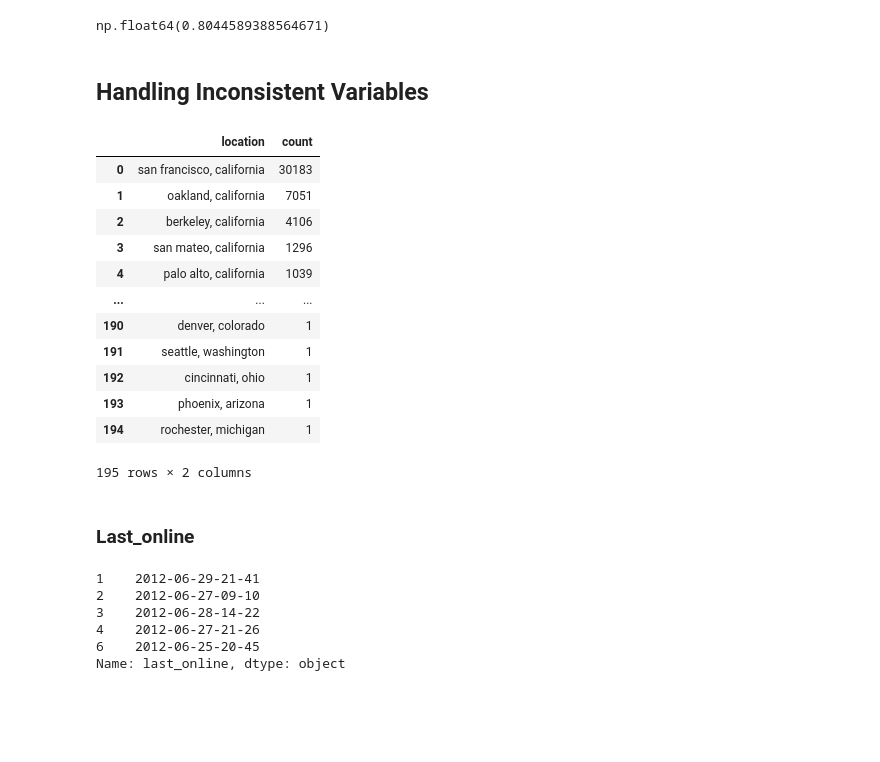
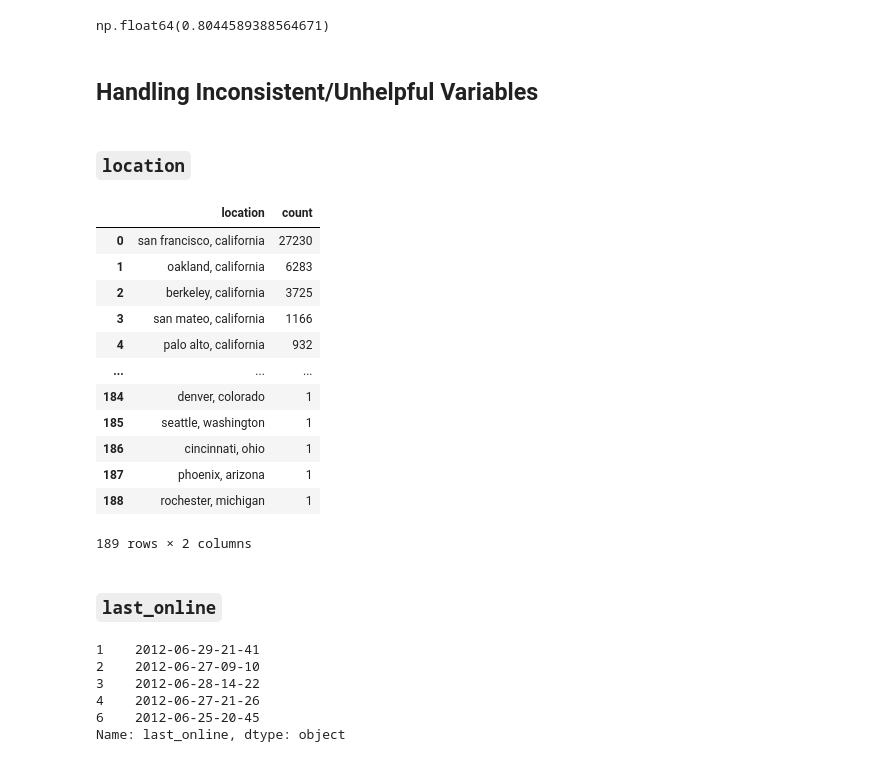
Before and after one commit to BinaryBite/Date-a-scientist, a Jupyter notebook: attempt_1.ipynb, the cells around one changed output. Drawn from its saved outputs; the diff is of its cells as text; code cells hidden in the pictures; blank space fills up the shorter version.

```diff
--- a/attempt_1.ipynb
+++ b/attempt_1.ipynb
@@ -985,22 +987,24 @@ np.float64(0.8044589388564671)
 profiles.drop(columns = ['income'], inplace = True)
 working = create_working(profiles, split_map)
 # %% [markdown]
-## Handling Inconsistent Variables
+## Handling Inconsistent/Unhelpful Variables
+# %% [markdown]
+### `location`
 # %%
-location_counts = profiles.location.value_counts().reset_index()
+location_counts = working.location.value_counts().reset_index()
 location_counts.columns = ['location', 'count']
 location_counts
 # %% [output]
 |  | location | count |
-| 0 | san francisco, california | 30183 |
-| 1 | oakland, california | 7051 |
-| 2 | berkeley, california | 4106 |
-| 3 | san mateo, california | 1296 |
-| 4 | palo alto, california | 1039 |
+| 0 | san francisco, california | 27230 |
+| 1 | oakland, california | 6283 |
+| 2 | berkeley, california | 3725 |
+| 3 | san mateo, california | 1166 |
+| 4 | palo alto, california | 932 |
 | ... | ... | ... |
-| 190 | denver, colorado | 1 |
-| 191 | seattle, washington | 1 |
-| 192 | cincinnati, ohio | 1 |
-| 193 | phoenix, arizona | 1 |
-| 194 | rochester, michigan | 1 |
+| 184 | denver, colorado | 1 |
+| 185 | seattle, washington | 1 |
+| 186 | cincinnati, ohio | 1 |
+| 187 | phoenix, arizona | 1 |
+| 188 | rochester, michigan | 1 |
-195 rows × 2 columns
+189 rows × 2 columns
@@ -1039,5 +1014,5 @@ location_counts
 # %% [markdown]
-### Last_online
+### `last_online`
 # %%
 working.last_online.head()
 # %% [output]
```
Also changed, not shown: parts of 77 cells of this notebook.
